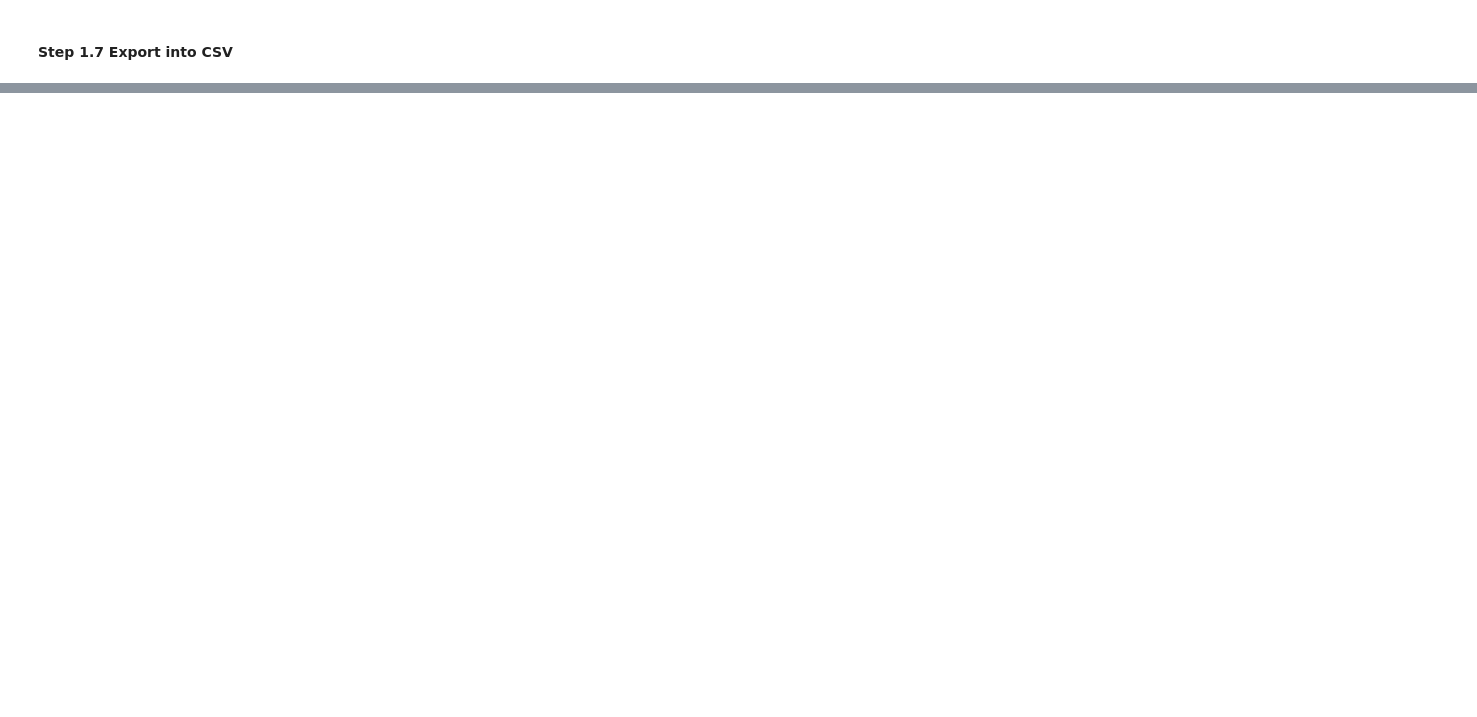
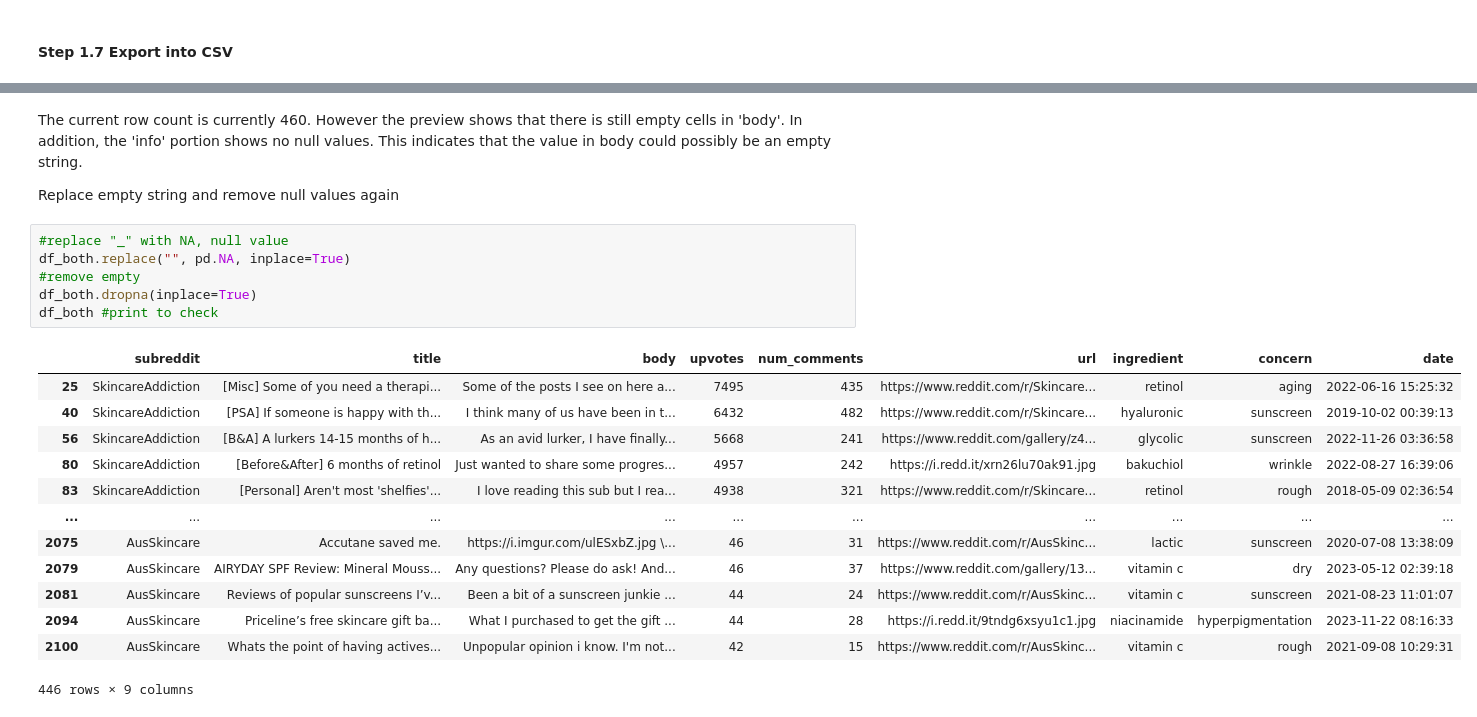
Before and after one commit to nandikaL/OX24006_EMAT0048-Part-2, a Jupyter notebook: OX24006_EMATM0048_Part2.ipynb, the cells around one changed output, grey strips where cells are left out. Saved outputs shown, nothing was run; the diff lists cells and outputs as text; blank space fills up the shorter version.

```diff
--- a/OX24006_EMATM0048_Part2.ipynb
+++ b/OX24006_EMATM0048_Part2.ipynb
@@ -311,0 +293,24 @@ wdf.dropna()
+# %% [markdown]
+The current row count is currently 460. However the preview shows that there is still empty cells in 'body'. In addition, the 'info' portion shows no null values. This indicates that the value in body could possibly be an empty string.
+
+Replace empty string and remove null values again
+# %%
+#replace "_" with NA, null value
+df_both.replace("", pd.NA, inplace=True)
+#remove empty
+df_both.dropna(inplace=True)
+df_both #print to check
+# %% [output]
+|  | subreddit | title | body | upvotes | num_comments | url | ingredient | concern | date |
+| 25 | SkincareAddiction | [Misc] Some of you need a therapi... | Some of the posts I see on here a... | 7495 | 435 | https://www.reddit.com/r/Skincare... | retinol | aging | 2022-06-16 15:25:32 |
+| 40 | SkincareAddiction | [PSA] If someone is happy with th... | I think many of us have been in t... | 6432 | 482 | https://www.reddit.com/r/Skincare... | hyaluronic | sunscreen | 2019-10-02 00:39:13 |
+| 56 | SkincareAddiction | [B&A] A lurkers 14-15 months of h... | As an avid lurker, I have finally... | 5668 | 241 | https://www.reddit.com/gallery/z4... | glycolic | sunscreen | 2022-11-26 03:36:58 |
+| 80 | SkincareAddiction | [Before&After] 6 months of retinol | Just wanted to share some progres... | 4957 | 242 | https://i.redd.it/xrn26lu70ak91.jpg | bakuchiol | wrinkle | 2022-08-27 16:39:06 |
+| 83 | SkincareAddiction | [Personal] Aren't most 'shelfies'... | I love reading this sub but I rea... | 4938 | 321 | https://www.reddit.com/r/Skincare... | retinol | rough | 2018-05-09 02:36:54 |
+| ... | ... | ... | ... | ... | ... | ... | ... | ... | ... |
+| 2075 | AusSkincare | Accutane saved me. | https://i.imgur.com/ulESxbZ.jpg \... | 46 | 31 | https://www.reddit.com/r/AusSkinc... | lactic | sunscreen | 2020-07-08 13:38:09 |
+| 2079 | AusSkincare | AIRYDAY SPF Review: Mineral Mouss... | Any questions? Please do ask! And... | 46 | 37 | https://www.reddit.com/gallery/13... | vitamin c | dry | 2023-05-12 02:39:18 |
+| 2081 | AusSkincare | Reviews of popular sunscreens I’v... | Been a bit of a sunscreen junkie ... | 44 | 24 | https://www.reddit.com/r/AusSkinc... | vitamin c | sunscreen | 2021-08-23 11:01:07 |
+| 2094 | AusSkincare | Priceline’s free skincare gift ba... | What I purchased to get the gift ... | 44 | 28 | https://i.redd.it/9tndg6xsyu1c1.jpg | niacinamide | hyperpigmentation | 2023-11-22 08:16:33 |
+| 2100 | AusSkincare | Whats the point of having actives... | Unpopular opinion i know. I'm not... | 42 | 15 | https://www.reddit.com/r/AusSkinc... | vitamin c | rough | 2021-09-08 10:29:31 |
+446 rows × 9 columns
```
Also changed, not shown: parts of 35 cells of this notebook.
